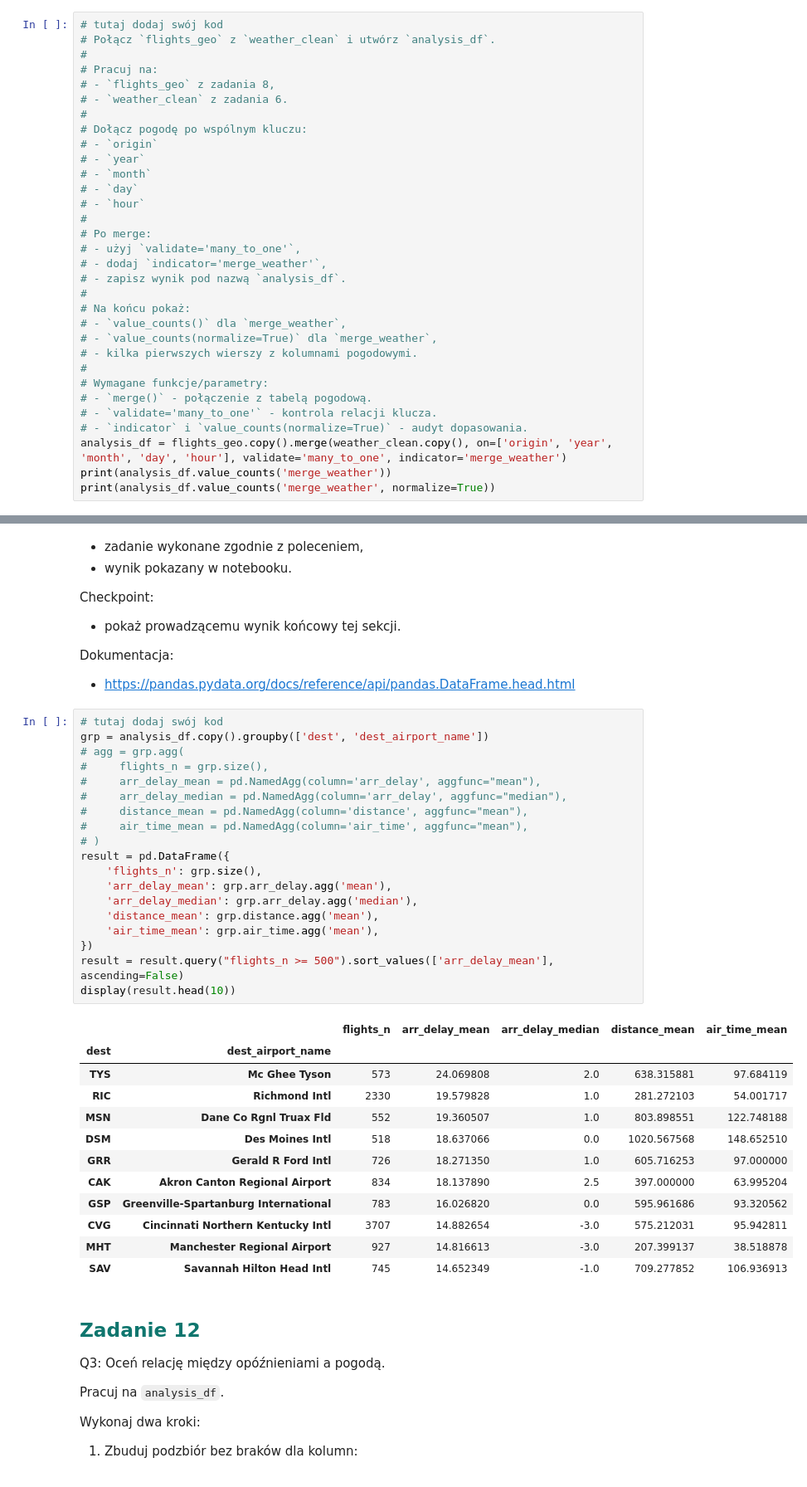
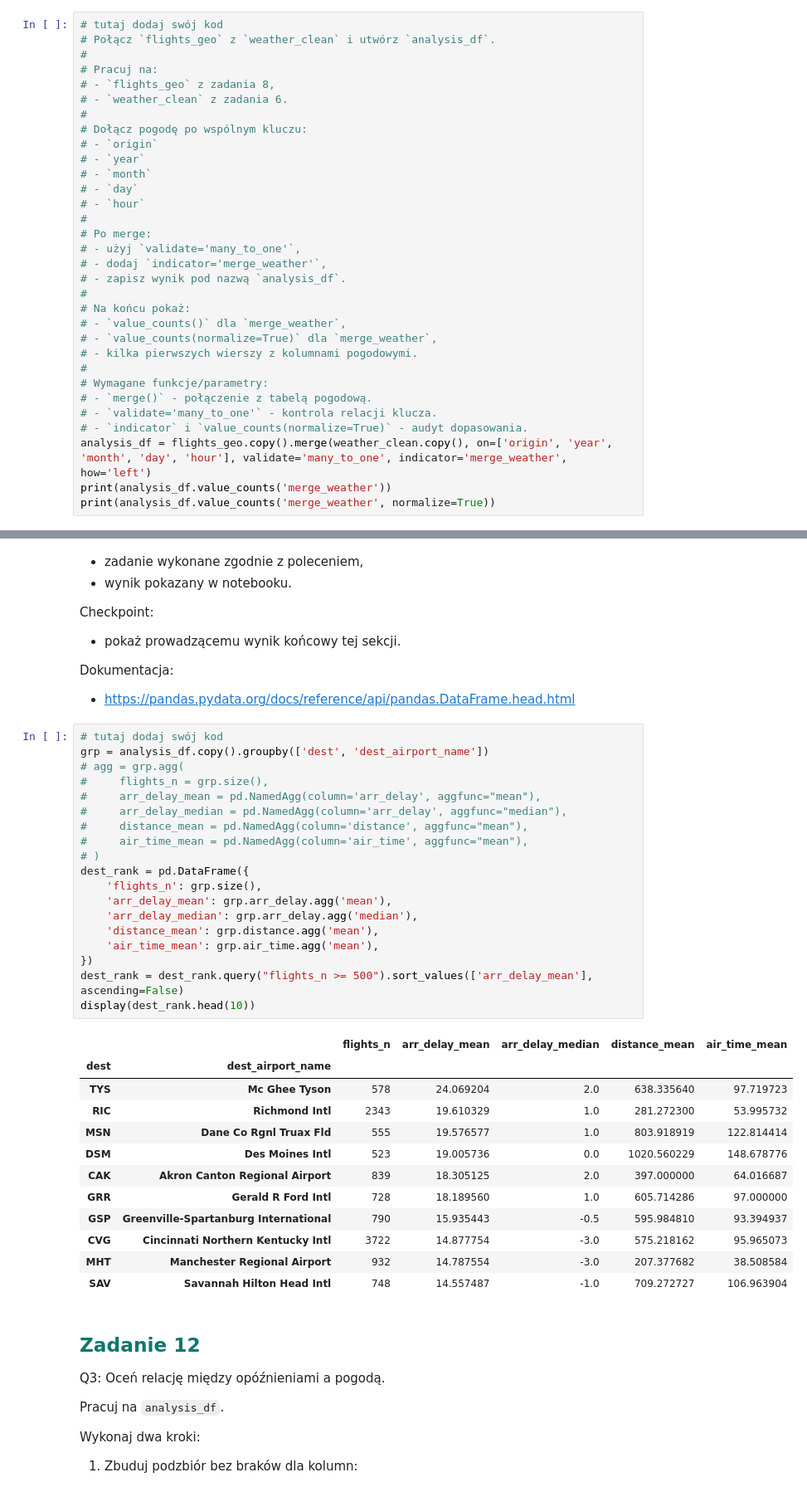
Before and after one commit to tpawlonka/AnalizaDanychPythonKurs, a Jupyter notebook: AnalizaDanychPython_Lekcja4.ipynb, the cells around one changed output, grey strips where cells are left out. Shown at 83% size. Saved outputs shown, nothing was run; the diff lists cells and outputs as text.

```diff
--- a/AnalizaDanychPython_Lekcja4.ipynb
+++ b/AnalizaDanychPython_Lekcja4.ipynb
@@ -1079,7 +1108,7 @@ Dokumentacja:
 # - `merge()` - połączenie z tabelą pogodową.
 # - `validate='many_to_one'` - kontrola relacji klucza.
 # - `indicator` i `value_counts(normalize=True)` - audyt dopasowania.
-analysis_df = flights_geo.copy().merge(weather_clean.copy(), on=['origin', 'year', 'month', 'day', 'hour'], validate='many_to_one', indicator='merge_weather')
+analysis_df = flights_geo.copy().merge(weather_clean.copy(), on=['origin', 'year', 'month', 'day', 'hour'], validate='many_to_one', indicator='merge_weather', how='left')
 print(analysis_df.value_counts('merge_weather'))
 print(analysis_df.value_counts('merge_weather', normalize=True))
 # %% [output]
@@ -1219,35 +1248,35 @@ Dokumentacja:
 # %%
 # tutaj dodaj swój kod
 grp = analysis_df.copy().groupby(['dest', 'dest_airport_name'])
 # agg = grp.agg(
 #     flights_n = grp.size(),
 #     arr_delay_mean = pd.NamedAgg(column='arr_delay', aggfunc="mean"),
 #     arr_delay_median = pd.NamedAgg(column='arr_delay', aggfunc="median"),
 #     distance_mean = pd.NamedAgg(column='distance', aggfunc="mean"),
 #     air_time_mean = pd.NamedAgg(column='air_time', aggfunc="mean"),
 # )
-result = pd.DataFrame({
+dest_rank = pd.DataFrame({
     'flights_n': grp.size(),
     'arr_delay_mean': grp.arr_delay.agg('mean'),
     'arr_delay_median': grp.arr_delay.agg('median'),
     'distance_mean': grp.distance.agg('mean'),
     'air_time_mean': grp.air_time.agg('mean'),
 })
-result = result.query("flights_n >= 500").sort_values(['arr_delay_mean'], ascending=False)
-display(result.head(10))
+dest_rank = dest_rank.query("flights_n >= 500").sort_values(['arr_delay_mean'], ascending=False)
+display(dest_rank.head(10))
 # %% [output]
 |  |  | flights_n | arr_delay_mean | arr_delay_median | distance_mean | air_time_mean |
 | dest | dest_airport_name |  |  |  |  |  |
-| TYS | Mc Ghee Tyson | 573 | 24.069808 | 2.0 | 638.315881 | 97.684119 |
-| RIC | Richmond Intl | 2330 | 19.579828 | 1.0 | 281.272103 | 54.001717 |
-| MSN | Dane Co Rgnl Truax Fld | 552 | 19.360507 | 1.0 | 803.898551 | 122.748188 |
-| DSM | Des Moines Intl | 518 | 18.637066 | 0.0 | 1020.567568 | 148.652510 |
-| GRR | Gerald R Ford Intl | 726 | 18.271350 | 1.0 | 605.716253 | 97.000000 |
-| CAK | Akron Canton Regional Airport | 834 | 18.137890 | 2.5 | 397.000000 | 63.995204 |
-| GSP | Greenville-Spartanburg International | 783 | 16.026820 | 0.0 | 595.961686 | 93.320562 |
-| CVG | Cincinnati Northern Kentucky Intl | 3707 | 14.882654 | -3.0 | 575.212031 | 95.942811 |
-| MHT | Manchester Regional Airport | 927 | 14.816613 | -3.0 | 207.399137 | 38.518878 |
-| SAV | Savannah Hilton Head Intl | 745 | 14.652349 | -1.0 | 709.277852 | 106.936913 |
+| TYS | Mc Ghee Tyson | 578 | 24.069204 | 2.0 | 638.335640 | 97.719723 |
+| RIC | Richmond Intl | 2343 | 19.610329 | 1.0 | 281.272300 | 53.995732 |
+| MSN | Dane Co Rgnl Truax Fld | 555 | 19.576577 | 1.0 | 803.918919 | 122.814414 |
+| DSM | Des Moines Intl | 523 | 19.005736 | 0.0 | 1020.560229 | 148.678776 |
+| CAK | Akron Canton Regional Airport | 839 | 18.305125 | 2.0 | 397.000000 | 64.016687 |
+| GRR | Gerald R Ford Intl | 728 | 18.189560 | 1.0 | 605.714286 | 97.000000 |
+| GSP | Greenville-Spartanburg International | 790 | 15.935443 | -0.5 | 595.984810 | 93.394937 |
+| CVG | Cincinnati Northern Kentucky Intl | 3722 | 14.877754 | -3.0 | 575.218162 | 95.965073 |
+| MHT | Manchester Regional Airport | 932 | 14.787554 | -3.0 | 207.377682 | 38.508584 |
+| SAV | Savannah Hilton Head Intl | 748 | 14.557487 | -1.0 | 709.272727 | 106.963904 |
 # %% [markdown]
 ## <span style="color:#0f766e; font-weight:700;">Zadanie 12</span>
 
```
Also changed, not shown: parts of 10 cells of this notebook.
